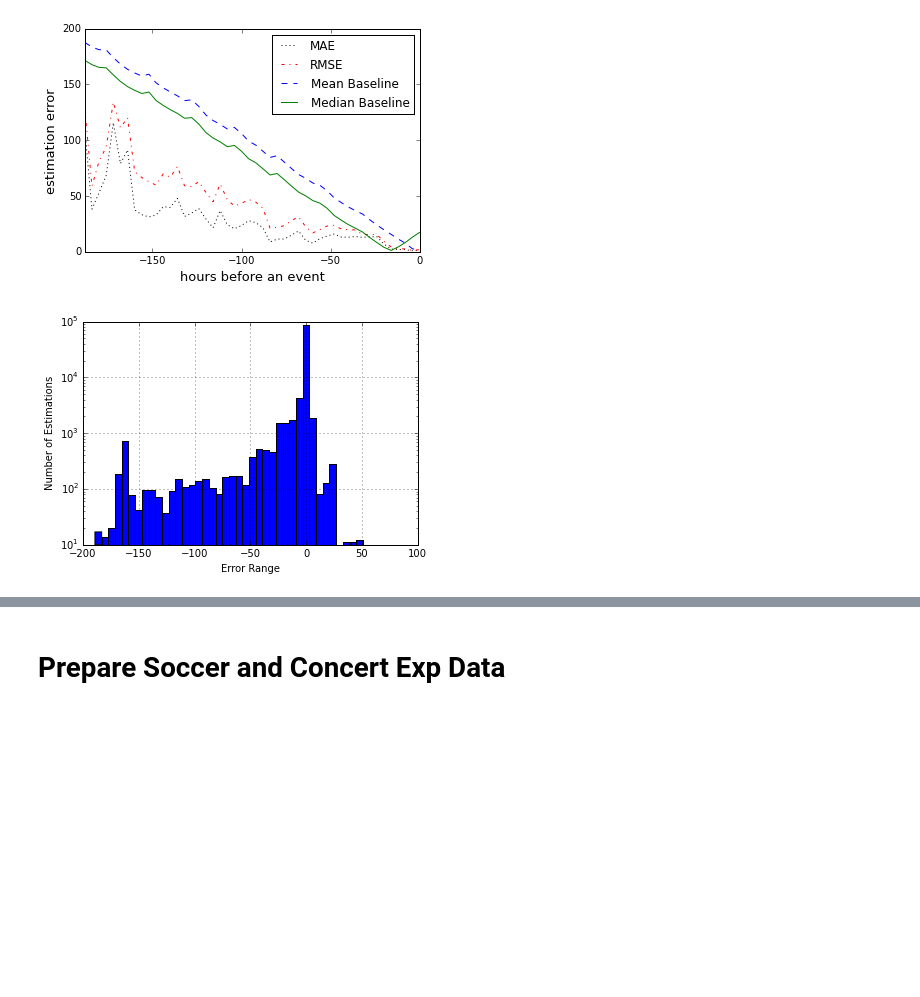
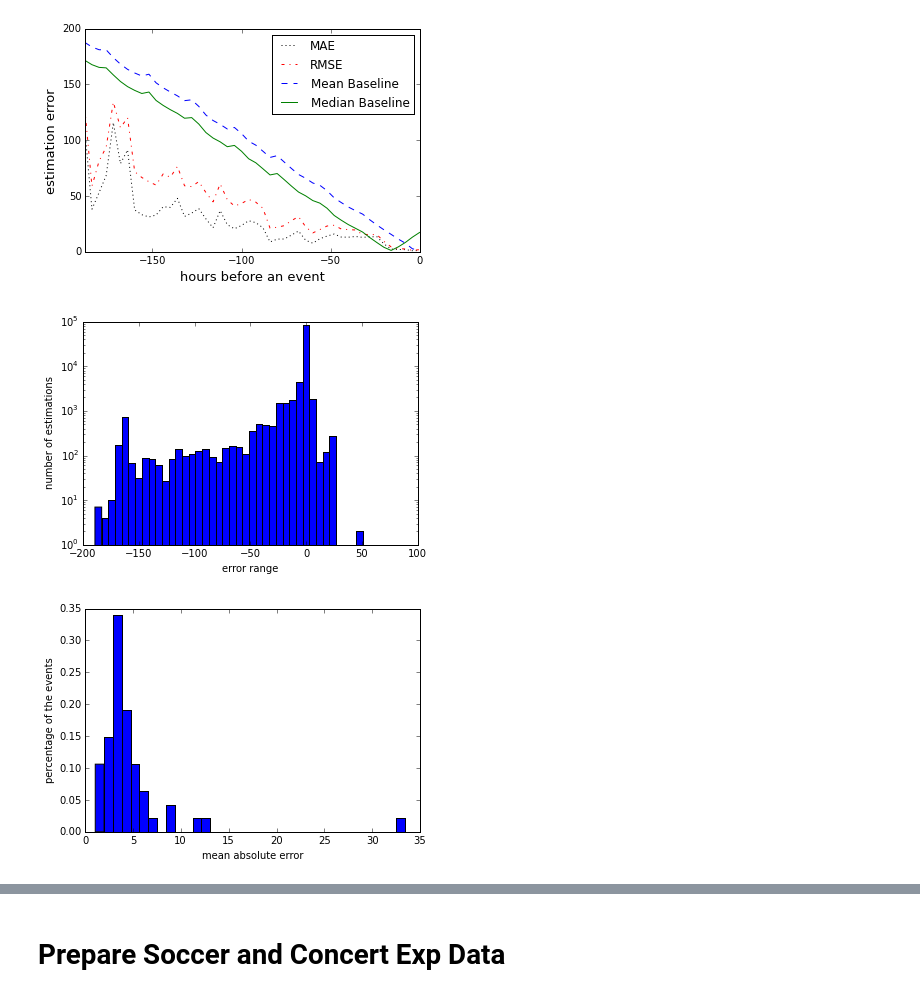
Before and after one commit to ahurriyetoglu/tte_estimation, a Jupyter notebook: WordTimeSeries.ipynb, the cells around one changed output, grey strips where cells are left out. Cells and saved outputs as stored; diff of their text form; code cells hidden in the pictures; blank space fills up the shorter version.

```diff
--- a/WordTimeSeries.ipynb
+++ b/WordTimeSeries.ipynb
@@ -3064,8 +3050,17 @@ errorTRW = tstResultDFT.time_to_eventhF - tstResultDFT.priorityALLEst
 errorTRW.dropna(inplace=True)
 
 fig, ax = plt.subplots()
-errorTRW.hist(ax=ax,bins=40,bottom=10)
-plt.xlabel("Error Range"), plt.ylabel("Number of Estimations")
+errorTRW.hist(ax=ax,bins=40,bottom=0, grid=False)
+plt.xlabel("error range"), plt.ylabel("number of estimations")
 ax.set_yscale('log')
+fig.savefig('ErrorCountDistribution.eps', format='eps')
 # %% [output]
-[figure, old version]
+[figure, new version]
+# %%
+fig, ax = plt.subplots()
+plt.xlabel("mean absolute error"), plt.ylabel("percentage of the events")
+plt.hist(list(tstResultDFT.groupby("event").apply(lambda g: (getMAE(g.time_to_eventhF,g.priorityALLEst)))), bins=35, normed=True)
+#ax.set_ylim([0,18])
+fig.savefig('perEventMAEFigure.eps', format='eps')
+# %% [output]
+[figure, added]
```
Also changed, not shown: parts of 53 cells of this notebook.
